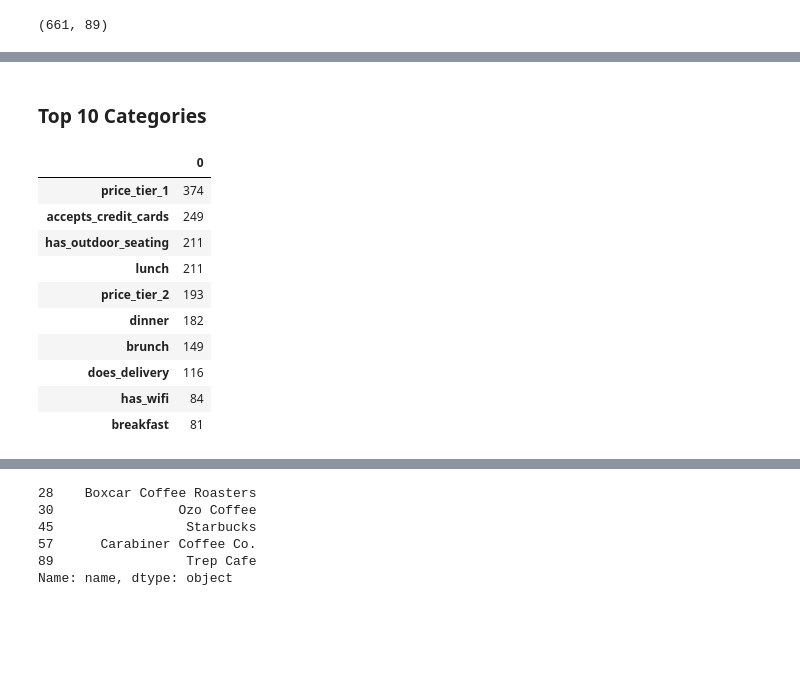
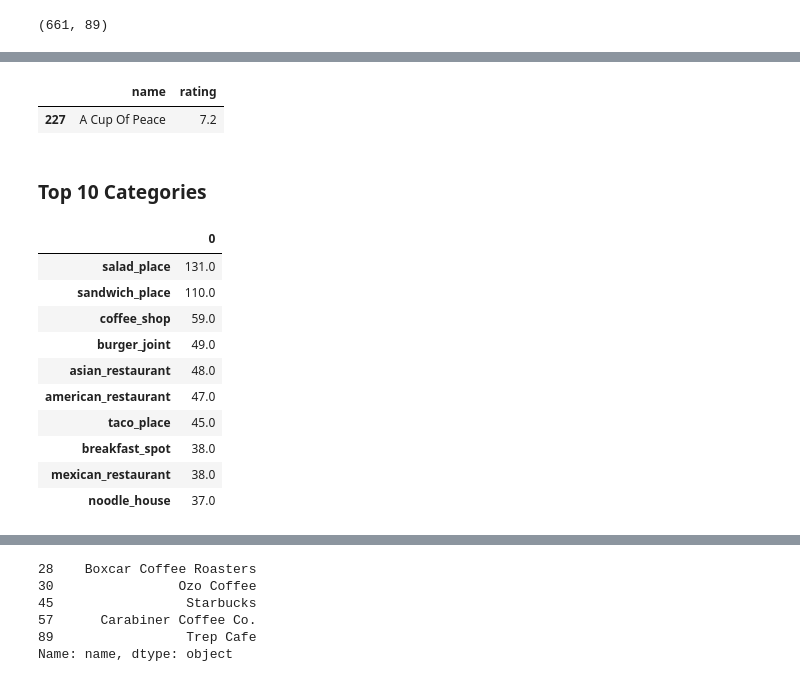
Before and after one commit to andurooo/boulder-restaurant-recommender, a Jupyter notebook: notebooks/eda-boulder.ipynb, the cells around one changed output, grey strips where cells are left out. Saved outputs shown, nothing was run; the diff lists cells and outputs as text; code cells hidden in the pictures; blank space fills up the shorter version.

```diff
--- a/notebooks/eda-boulder.ipynb
+++ b/notebooks/eda-boulder.ipynb
@@ -98,0 +174,2 @@ save_df_as_csv(eda_cat, "boulder.csv")
+# %%
+df2 = df2[['name','rating']]
@@ -98,0 +185,6 @@ save_df_as_csv(eda_cat, "boulder.csv")
+# %%
+cat_only = pd.merge(cat_only, df2, how='left', on='name')
+# %%
+cat_only.drop(columns=['rating_y'], inplace=True)
+# %%
+cat_only['rating'] = cat_only['rating_y']
@@ -99,18 +200,23 @@ save_df_as_csv(eda_cat, "boulder.csv")
+# %%
+df2[df2['name']=='A Cup Of Peace']
+# %% [output]
+|  | name | rating |
+| 227 | A Cup Of Peace | 7.2 |
 # %% [markdown]
 ### Top 10 Categories
 # %%
-categories_count = eda_cat.drop(columns=['name']).sum().sort_values(ascending=False)
+categories_count = cat_only.drop(columns=['name', 'rating']).sum().sort_values(ascending=False)
 categories = pd.DataFrame(categories_count)
 categories.head(10)
 # %% [output]
 |  | 0 |
-| price_tier_1 | 374 |
-| accepts_credit_cards | 249 |
-| has_outdoor_seating | 211 |
-| lunch | 211 |
-| price_tier_2 | 193 |
-| dinner | 182 |
-| brunch | 149 |
-| does_delivery | 116 |
-| has_wifi | 84 |
-| breakfast | 81 |
+| salad_place | 131.0 |
+| sandwich_place | 110.0 |
+| coffee_shop | 59.0 |
+| burger_joint | 49.0 |
+| asian_restaurant | 48.0 |
+| american_restaurant | 47.0 |
+| taco_place | 45.0 |
+| breakfast_spot | 38.0 |
+| mexican_restaurant | 38.0 |
+| noodle_house | 37.0 |
```
Also changed, not shown: parts of 38 cells of this notebook, 3 other files.
